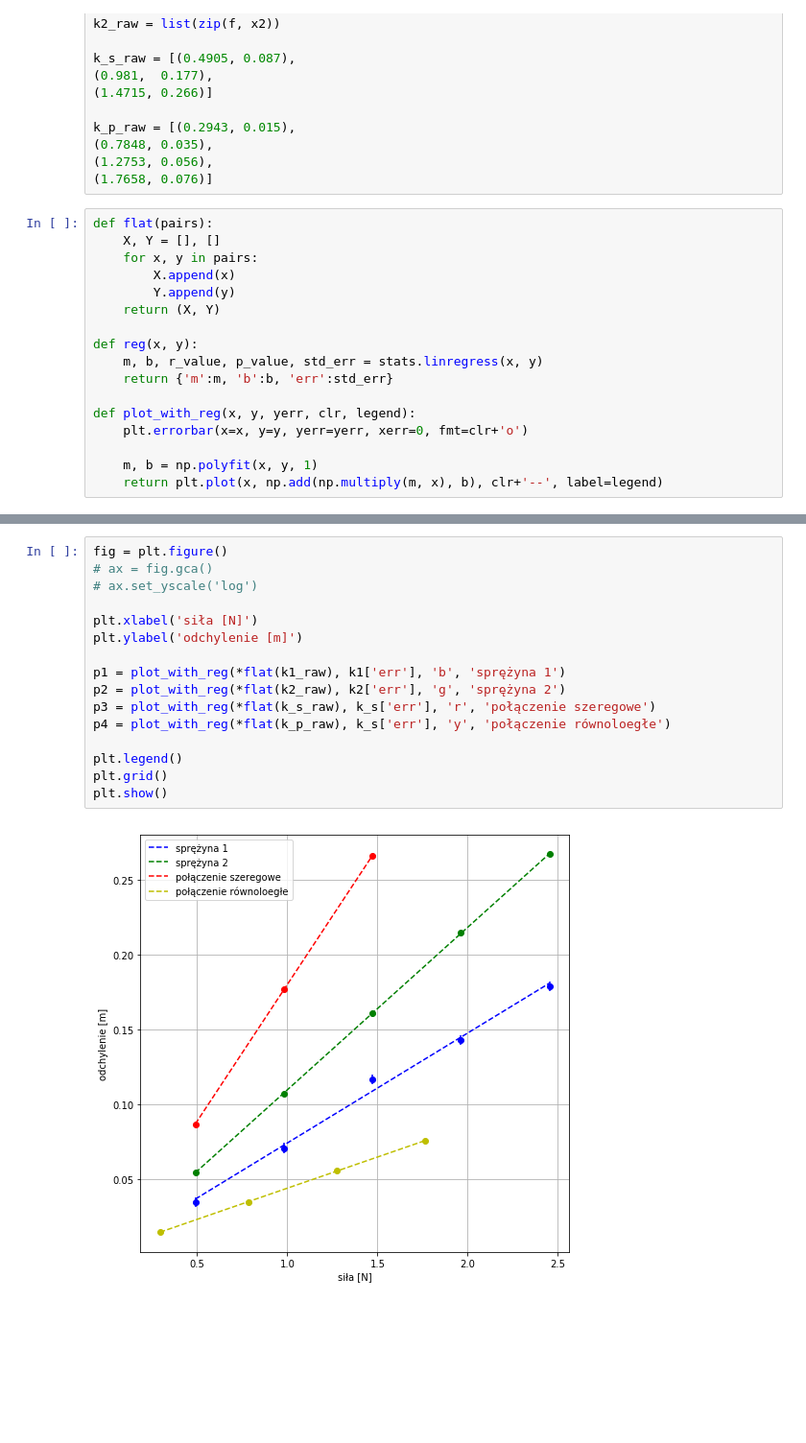
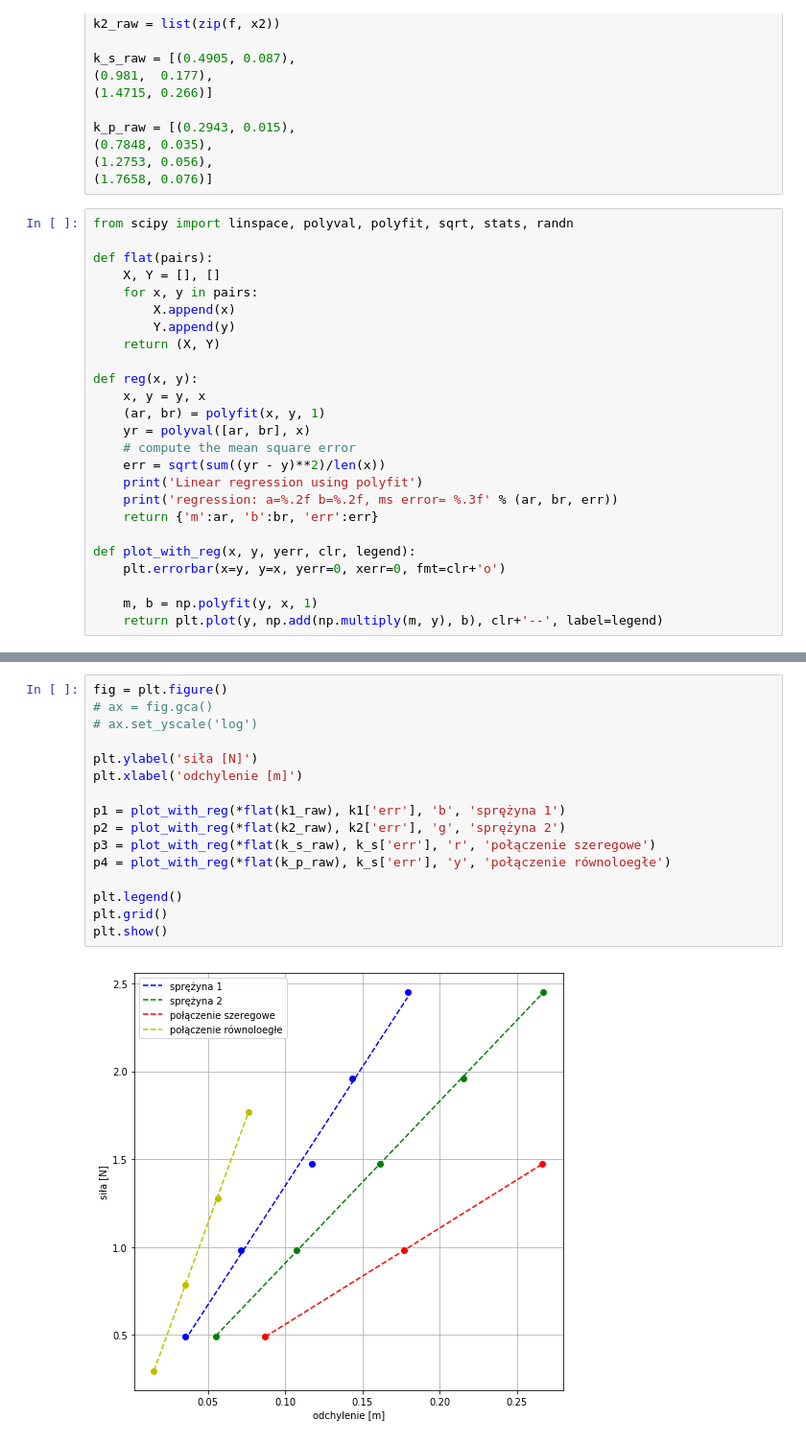
Before and after one commit to not7cd/psychic-train, a Jupyter notebook: m7.ipynb, the cells around one changed output, grey strips where cells are left out. Shown at 96% size. Drawn from its saved outputs; the diff is of its cells as text; blank space fills up the shorter version.

```diff
--- a/m7.ipynb
+++ b/m7.ipynb
@@ -24,6 +27,8 @@ k_p_raw = [(0.2943, 0.015),
 (1.2753, 0.056),
 (1.7658, 0.076)]
 # %%
+from scipy import linspace, polyval, polyfit, sqrt, stats, randn
+
 def flat(pairs):
     X, Y = [], []
     for x, y in pairs:
@@ -32,14 +37,20 @@ def flat(pairs):
     return (X, Y)
 
 def reg(x, y):
-    m, b, r_value, p_value, std_err = stats.linregress(x, y)
-    return {'m':m, 'b':b, 'err':std_err}
+    x, y = y, x
+    (ar, br) = polyfit(x, y, 1)
+    yr = polyval([ar, br], x)
+    # compute the mean square error
+    err = sqrt(sum((yr - y)**2)/len(x))
+    print('Linear regression using polyfit')
+    print('regression: a=%.2f b=%.2f, ms error= %.3f' % (ar, br, err))
+    return {'m':ar, 'b':br, 'err':err}
 
 def plot_with_reg(x, y, yerr, clr, legend):
-    plt.errorbar(x=x, y=y, yerr=yerr, xerr=0, fmt=clr+'o')
+    plt.errorbar(x=y, y=x, yerr=0, xerr=0, fmt=clr+'o')
 
-    m, b = np.polyfit(x, y, 1)
-    return plt.plot(x, np.add(np.multiply(m, x), b), clr+'--', label=legend)
+    m, b = np.polyfit(y, x, 1)
+    return plt.plot(y, np.add(np.multiply(m, y), b), clr+'--', label=legend)
 # %%
 k1 = reg(*flat(k1_raw))
 k2 = reg(*flat(k2_raw))
@@ -63,21 +84,21 @@ k1, k2, k_s, k_p
 # %%
 fig = plt.figure()
 # ax = fig.gca()
 # ax.set_yscale('log')
 
-plt.xlabel('siła [N]')
-plt.ylabel('odchylenie [m]')
+plt.ylabel('siła [N]')
+plt.xlabel('odchylenie [m]')
 
 p1 = plot_with_reg(*flat(k1_raw), k1['err'], 'b', 'sprężyna 1')
 p2 = plot_with_reg(*flat(k2_raw), k2['err'], 'g', 'sprężyna 2')
 p3 = plot_with_reg(*flat(k_s_raw), k_s['err'], 'r', 'połączenie szeregowe')
 p4 = plot_with_reg(*flat(k_p_raw), k_s['err'], 'y', 'połączenie równoloegłe')
 
 plt.legend()
 plt.grid()
 plt.show()
 # %% [output]
-[figure, old version]
+[figure, new version]
 # %%
 k1['m'] + k2['m']
 # %% [output]
```
Also changed, not shown: parts of 5 cells of this notebook, 1 other file.
